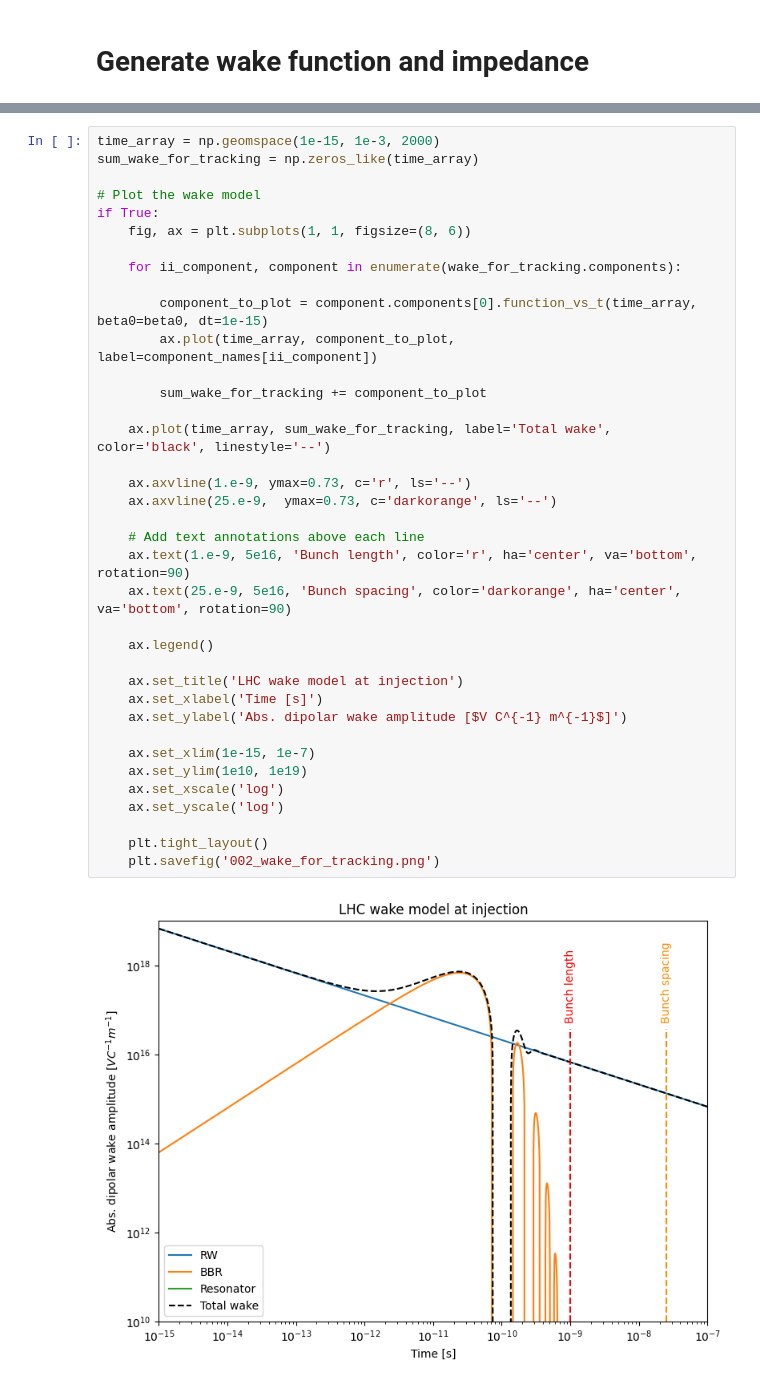
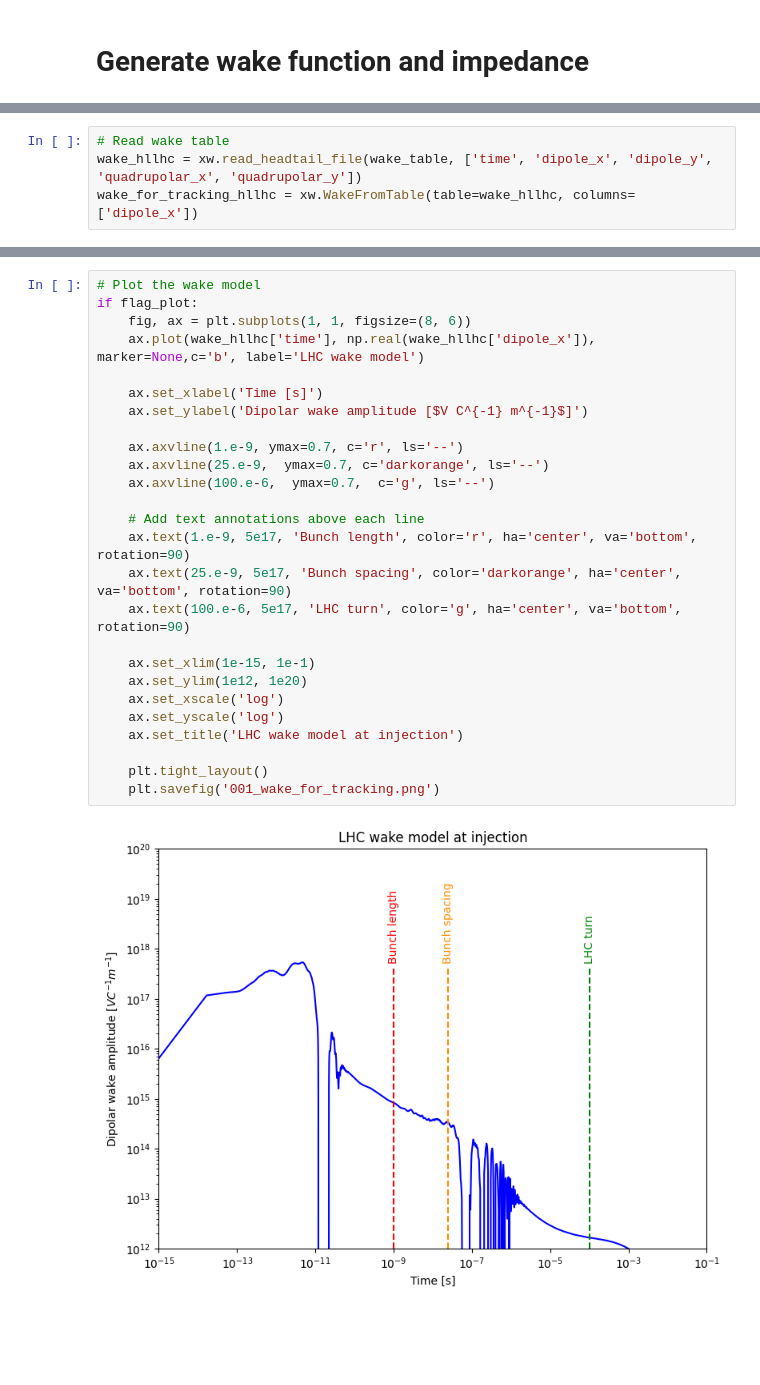
Before and after one commit to JUAS-tutorials/collective-effects-xsuite-tutorials, a Jupyter notebook: Tutorial1.ipynb, the cells around one changed output, grey strips where cells are left out. Drawn from its saved outputs; the diff is of its cells as text; blank space fills up the shorter version.

```diff
--- a/Tutorial1.ipynb
+++ b/Tutorial1.ipynb
@@ -157 +166,5 @@ wake_resonator_df = pd.DataFrame({'time': time_sampling, 'dipole_x': wake_resona
+# %%
+# Read wake table
+wake_hllhc = xw.read_headtail_file(wake_table, ['time', 'dipole_x', 'dipole_y', 'quadrupolar_x', 'quadrupolar_y'])
+wake_for_tracking_hllhc = xw.WakeFromTable(table=wake_hllhc, columns=['dipole_x'])
 # %%
@@ -166,41 +178,30 @@ wake_for_tracking.configure_for_tracking(
     num_turns=1,
 )
 # %%
-time_array = np.geomspace(1e-15, 1e-3, 2000)
-sum_wake_for_tracking = np.zeros_like(time_array)
+# Plot the wake model
+if flag_plot:
+    fig, ax = plt.subplots(1, 1, figsize=(8, 6))
+    ax.plot(wake_hllhc['time'], np.real(wake_hllhc['dipole_x']), marker=None,c='b', label='LHC wake model')
 
-# Plot the wake model
-if True:
-    fig, ax = plt.subplots(1, 1, figsize=(8, 6))
+    ax.set_xlabel('Time [s]')
+    ax.set_ylabel('Dipolar wake amplitude [$V C^{-1} m^{-1}$]')
 
-    for ii_component, component in enumerate(wake_for_tracking.components):
-
-        component_to_plot = component.components[0].function_vs_t(time_array, beta0=beta0, dt=1e-15)
-        ax.plot(time_array, component_to_plot, label=component_names[ii_component])
-
-        sum_wake_for_tracking += component_to_plot
-
-    ax.plot(time_array, sum_wake_for_tracking, label='Total wake', color='black', linestyle='--')
-
-    ax.axvline(1.e-9, ymax=0.73, c='r', ls='--')
-    ax.axvline(25.e-9,  ymax=0.73, c='darkorange', ls='--')
+    ax.axvline(1.e-9, ymax=0.7, c='r', ls='--')
+    ax.axvline(25.e-9,  ymax=0.7, c='darkorange', ls='--')
+    ax.axvline(100.e-6,  ymax=0.7,  c='g', ls='--')
 
     # Add text annotations above each line
-    ax.text(1.e-9, 5e16, 'Bunch length', color='r', ha='center', va='bottom', rotation=90)
-    ax.text(25.e-9, 5e16, 'Bunch spacing', color='darkorange', ha='center', va='bottom', rotation=90)
+    ax.text(1.e-9, 5e17, 'Bunch length', color='r', ha='center', va='bottom', rotation=90)
+    ax.text(25.e-9, 5e17, 'Bunch spacing', color='darkorange', ha='center', va='bottom', rotation=90)
+    ax.text(100.e-6, 5e17, 'LHC turn', color='g', ha='center', va='bottom', rotation=90)
 
-    ax.legend()
-
-    ax.set_title('LHC wake model at injection')
-    ax.set_xlabel('Time [s]')
-    ax.set_ylabel('Abs. dipolar wake amplitude [$V C^{-1} m^{-1}$]')
-
-    ax.set_xlim(1e-15, 1e-7)
-    ax.set_ylim(1e10, 1e19)
+    ax.set_xlim(1e-15, 1e-1)
+    ax.set_ylim(1e12, 1e20)
     ax.set_xscale('log')
     ax.set_yscale('log')
+    ax.set_title('LHC wake model at injection')
 
     plt.tight_layout()
-    plt.savefig('002_wake_for_tracking.png')
+    plt.savefig('001_wake_for_tracking.png')
 # %% [output]
-[figure, old version]
+[figure, new version]
```
Also changed, not shown: parts of 25 cells of this notebook.
